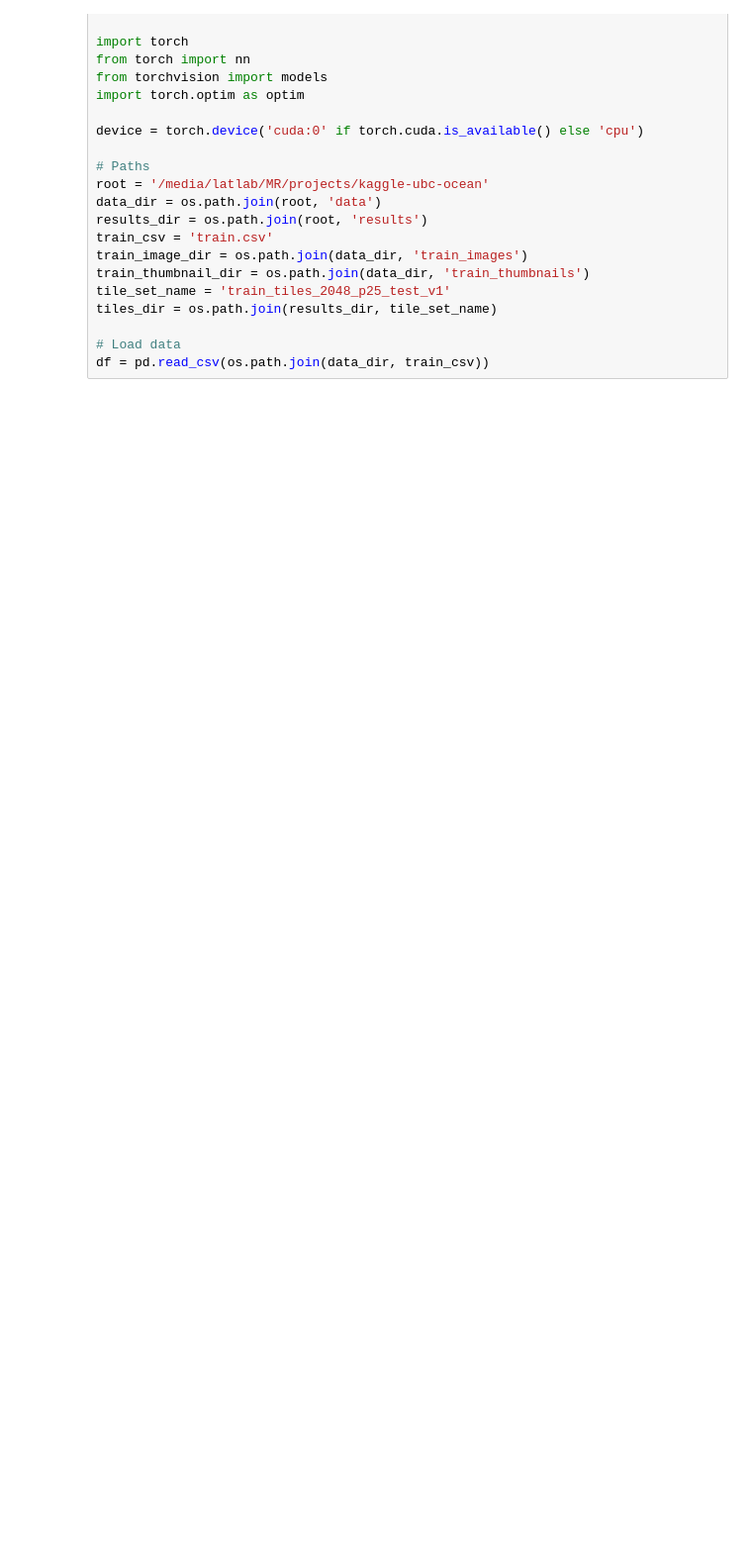
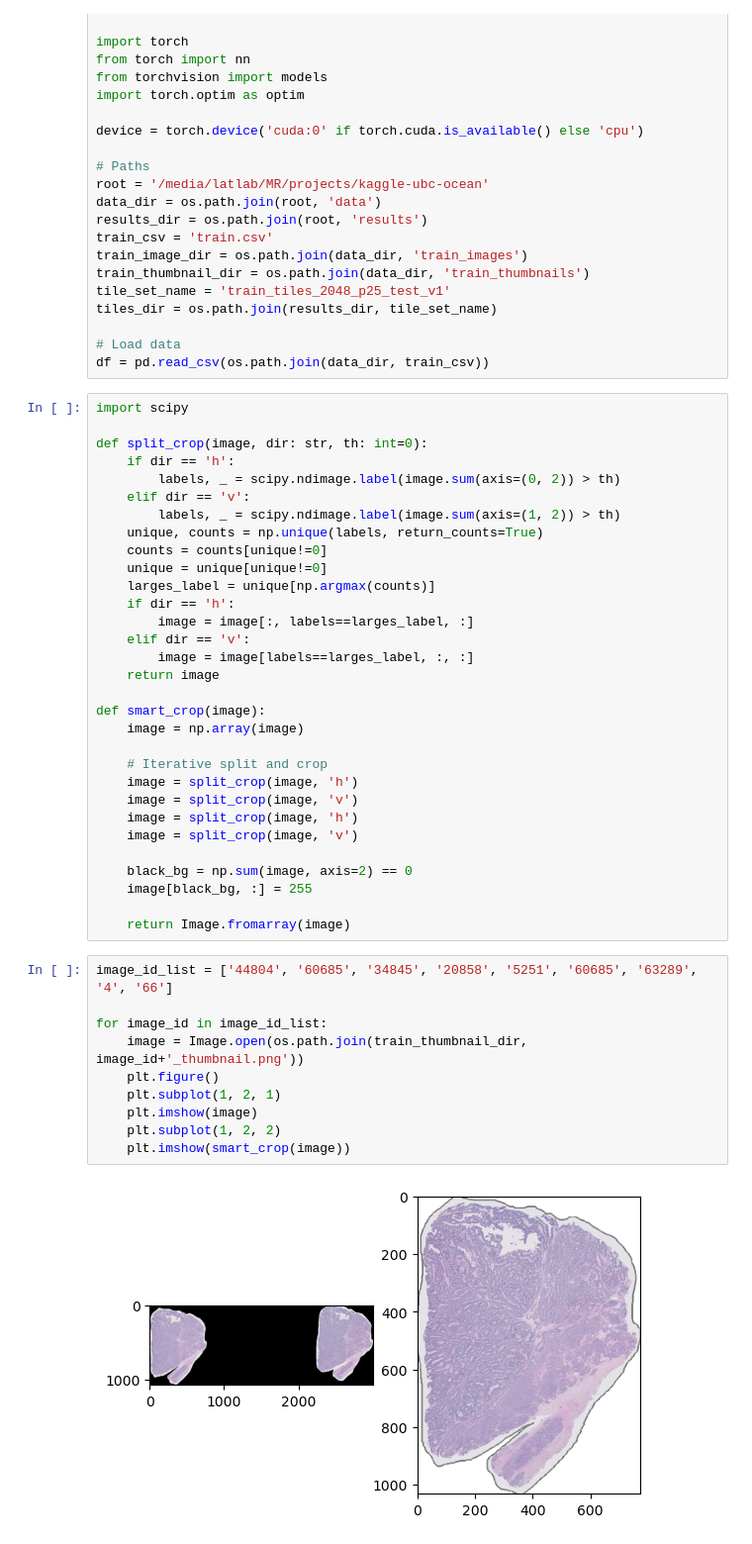
Before and after one commit to adamnarai/kaggle-ubc-ocean, a Jupyter notebook: src/testing.ipynb, the cells around one changed output. Shown at 99% size. Cells and saved outputs as stored; diff of their text form; blank space fills up the shorter version.

```diff
--- a/src/testing.ipynb
+++ b/src/testing.ipynb
@@ -27,3 +27,46 @@ tiles_dir = os.path.join(results_dir, tile_set_name)
 
 # Load data
 df = pd.read_csv(os.path.join(data_dir, train_csv))
+# %%
+import scipy
+
+def split_crop(image, dir: str, th: int=0):
+    if dir == 'h':
+        labels, _ = scipy.ndimage.label(image.sum(axis=(0, 2)) > th)
+    elif dir == 'v':
+        labels, _ = scipy.ndimage.label(image.sum(axis=(1, 2)) > th)
+    unique, counts = np.unique(labels, return_counts=True)
+    counts = counts[unique!=0]
+    unique = unique[unique!=0]
+    larges_label = unique[np.argmax(counts)]
+    if dir == 'h':
+        image = image[:, labels==larges_label, :]
+    elif dir == 'v':
+        image = image[labels==larges_label, :, :]
+    return image
+
+def smart_crop(image):
+    image = np.array(image)
+
+    # Iterative split and crop
+    image = split_crop(image, 'h')
+    image = split_crop(image, 'v')
+    image = split_crop(image, 'h')
+    image = split_crop(image, 'v')
+
+    black_bg = np.sum(image, axis=2) == 0
+    image[black_bg, :] = 255
+
+    return Image.fromarray(image)
+# %%
+image_id_list = ['44804', '60685', '34845', '20858', '5251', '60685', '63289', '4', '66']
+
+for image_id in image_id_list:
+    image = Image.open(os.path.join(train_thumbnail_dir, image_id+'_thumbnail.png'))
+    plt.figure()
+    plt.subplot(1, 2, 1)
+    plt.imshow(image)
+    plt.subplot(1, 2, 2)
+    plt.imshow(smart_crop(image))
+# %% [output]
+[figure, added]
```
Also changed, not shown: parts of 4 cells of this notebook, 4 other files.
